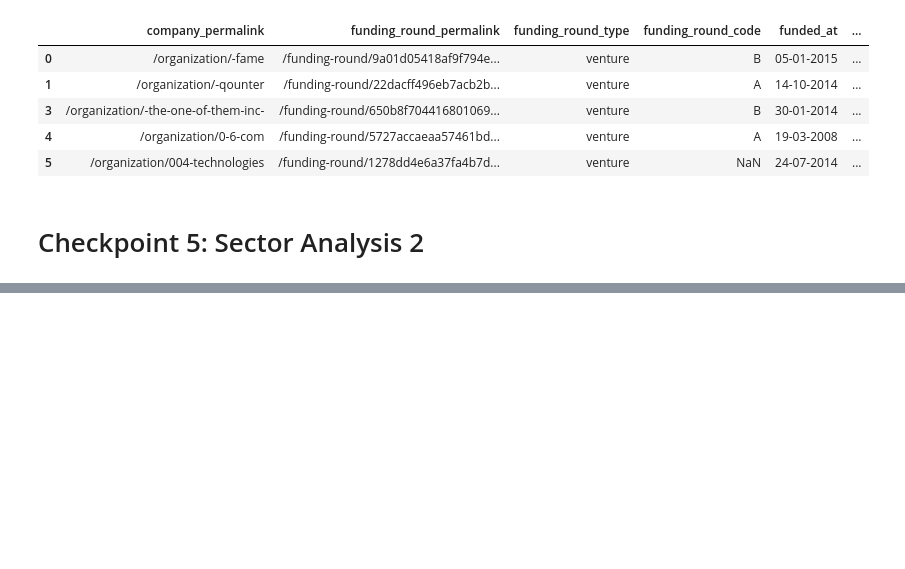
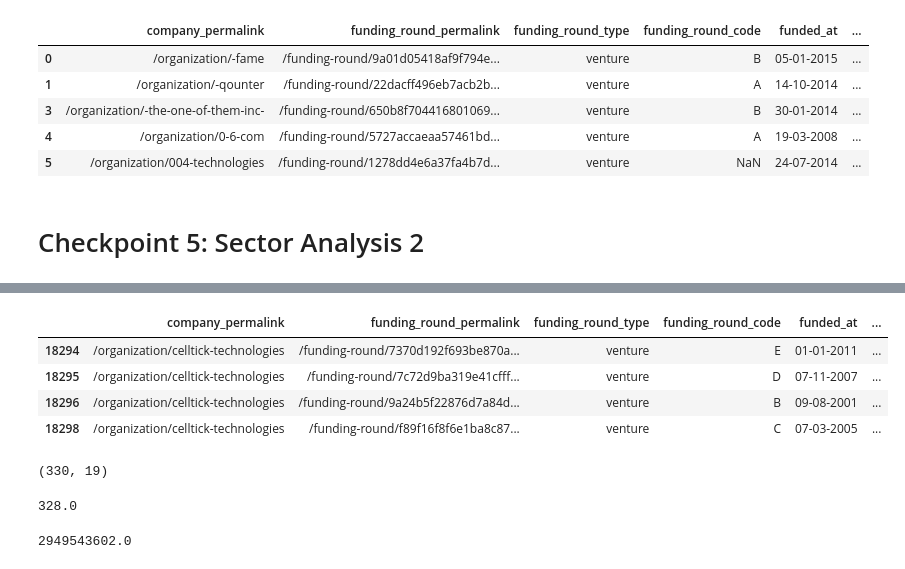
Before and after one commit to bindusripad/Investment_case_study, a Jupyter notebook: notebook/Spark_Funds_Analysis.ipynb, the cells around one changed output, grey strips where cells are left out. Saved outputs shown, nothing was run; the diff lists cells and outputs as text; code cells hidden in the pictures; blank space fills up the shorter version.

```diff
--- a/notebook/Spark_Funds_Analysis.ipynb
+++ b/notebook/Spark_Funds_Analysis.ipynb
@@ -447,0 +442,39 @@ D3
+# %%
+D2.loc[D2['company_permalink'] == '/organization/celltick-technologies']
+# %% [output]
+|  | company_permalink | funding_round_permalink | funding_round_type | funding_round_code | funded_at | ... |
+| 18294 | /organization/celltick-technologies | /funding-round/7370d192f693be870a... | venture | E | 01-01-2011 | ... |
+| 18295 | /organization/celltick-technologies | /funding-round/7c72d9ba319e41cfff... | venture | D | 07-11-2007 | ... |
+| 18296 | /organization/celltick-technologies | /funding-round/9a24b5f22876d7a84d... | venture | B | 09-08-2001 | ... |
+| 18298 | /organization/celltick-technologies | /funding-round/f89f16f8f6e1ba8c87... | venture | C | 07-03-2005 | ... |
+# %%
+# D3 : dataframe for India
+
+D3 = master_frame.loc[master_frame['country_code'] == "IND"]
+
+# Investments range is between 5M to 15M
+D3 = D3[D3['raised_amount_usd'].between(5000000, 15000000, inclusive=True)]
+
+# find the number of investments in each main_sector
+D3['Inv_Count'] = D3.Main_sector.groupby(D3.Main_sector).transform('count')
+
+# find the amount of investments in each main_sector
+D3['Inv_Sum'] = D3.groupby('Main_sector')['raised_amount_usd'].transform('sum')
+D3.shape
+# %% [output]
+(330, 19)
+# %%
+# Total number of investments for India
+
+tot_investments = D3.groupby(['Main_sector', 'Inv_Count'], as_index=False).count()
+print(tot_investments['Inv_Count'].sum())
+# %% [output]
+328.0
+# %%
+# Total amount of investments for India
+
+tot_sum = D3.groupby(['Main_sector','Inv_Sum'], as_index=False).count()
+
+print(tot_sum['Inv_Sum'].sum())
+# %% [output]
+2949543602.0
```
Also changed, not shown: parts of 28 cells of this notebook.
